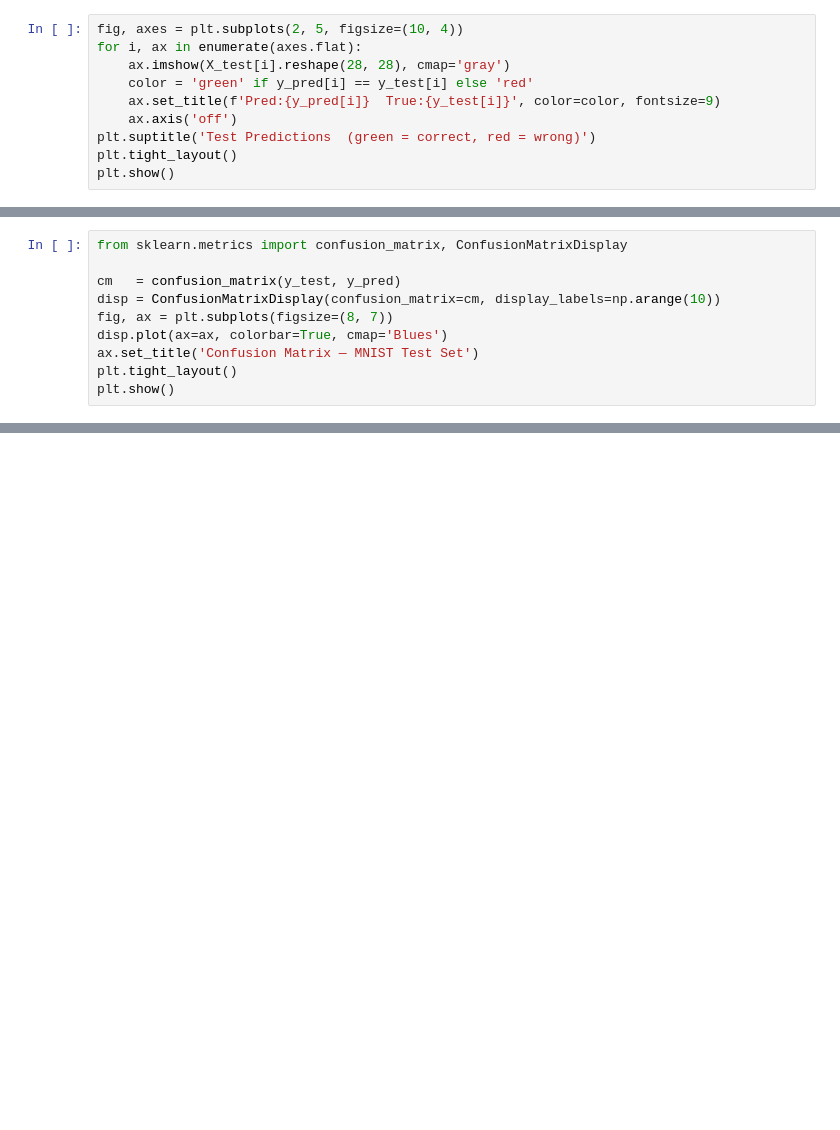
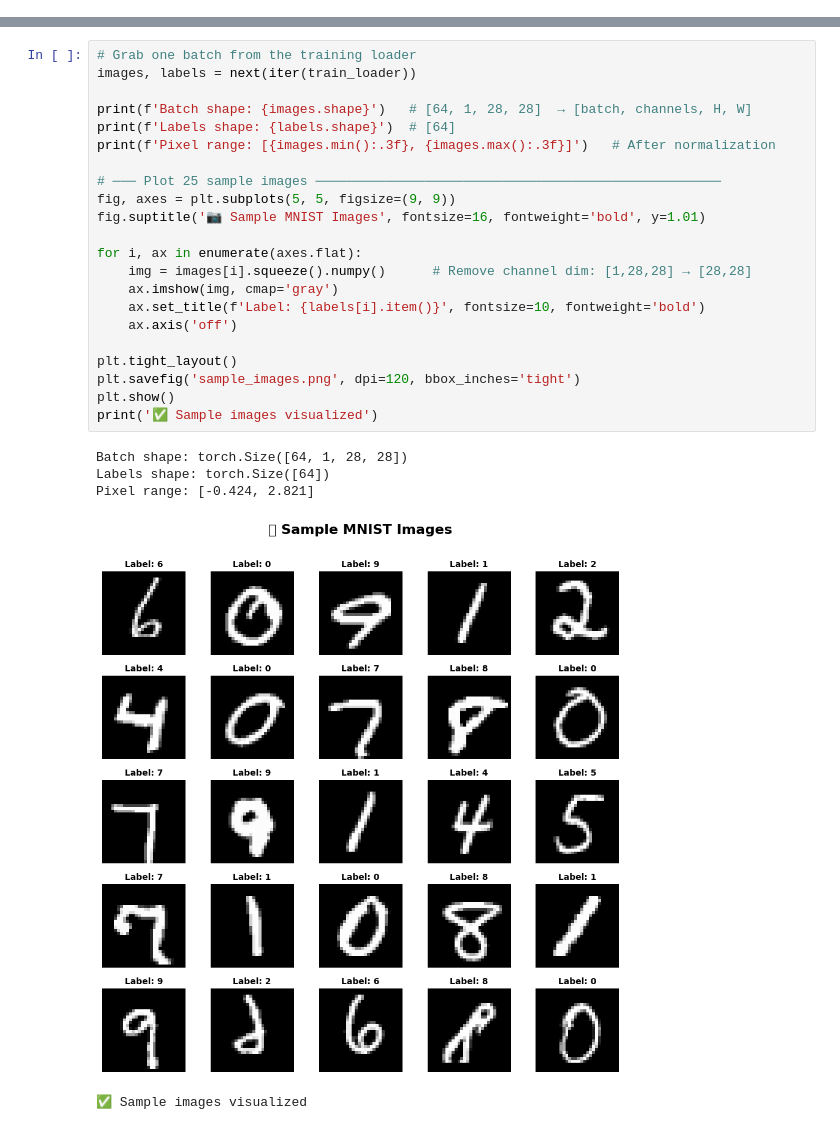
Before and after one commit to bishwashreechakraborty-gif/Digit_recognition_from_scratch, a Jupyter notebook: digit_recognition_py.ipynb, the cells around one changed output, grey strips where cells are left out. Saved outputs shown, nothing was run; the diff lists cells and outputs as text; blank space fills up the shorter version.

```diff
--- a/digit_recognition_py.ipynb
+++ b/digit_recognition_py.ipynb
@@ -156,10 +0,0 @@ Test Accuracy: 97.88%  (9788/10000 correct)
-# %%
-fig, axes = plt.subplots(2, 5, figsize=(10, 4))
-for i, ax in enumerate(axes.flat):
-    ax.imshow(X_test[i].reshape(28, 28), cmap='gray')
-    color = 'green' if y_pred[i] == y_test[i] else 'red'
-    ax.set_title(f'Pred:{y_pred[i]}  True:{y_test[i]}', color=color, fontsize=9)
-    ax.axis('off')
-plt.suptitle('Test Predictions  (green = correct, red = wrong)')
-plt.tight_layout()
-plt.show()
@@ -170,10 +0,0 @@ plt.show()
-# %%
-from sklearn.metrics import confusion_matrix, ConfusionMatrixDisplay
-
-cm   = confusion_matrix(y_test, y_pred)
-disp = ConfusionMatrixDisplay(confusion_matrix=cm, display_labels=np.arange(10))
-fig, ax = plt.subplots(figsize=(8, 7))
-disp.plot(ax=ax, colorbar=True, cmap='Blues')
-ax.set_title('Confusion Matrix — MNIST Test Set')
-plt.tight_layout()
-plt.show()
@@ -181,0 +124,28 @@ plt.show()
+# %%
+# Grab one batch from the training loader
+images, labels = next(iter(train_loader))
+
+print(f'Batch shape: {images.shape}')   # [64, 1, 28, 28]  → [batch, channels, H, W]
+print(f'Labels shape: {labels.shape}')  # [64]
+print(f'Pixel range: [{images.min():.3f}, {images.max():.3f}]')   # After normalization
+
+# ─── Plot 25 sample images ────────────────────────────────────────────────────
+fig, axes = plt.subplots(5, 5, figsize=(9, 9))
+fig.suptitle('📷 Sample MNIST Images', fontsize=16, fontweight='bold', y=1.01)
+
+for i, ax in enumerate(axes.flat):
+    img = images[i].squeeze().numpy()      # Remove channel dim: [1,28,28] → [28,28]
+    ax.imshow(img, cmap='gray')
+    ax.set_title(f'Label: {labels[i].item()}', fontsize=10, fontweight='bold')
+    ax.axis('off')
+
+plt.tight_layout()
+plt.savefig('sample_images.png', dpi=120, bbox_inches='tight')
+plt.show()
+print('✅ Sample images visualized')
+# %% [output]
+Batch shape: torch.Size([64, 1, 28, 28])
+Labels shape: torch.Size([64])
+Pixel range: [-0.424, 2.821]
+[figure, added]
+✅ Sample images visualized
```
Also changed, not shown: parts of 45 cells of this notebook.
